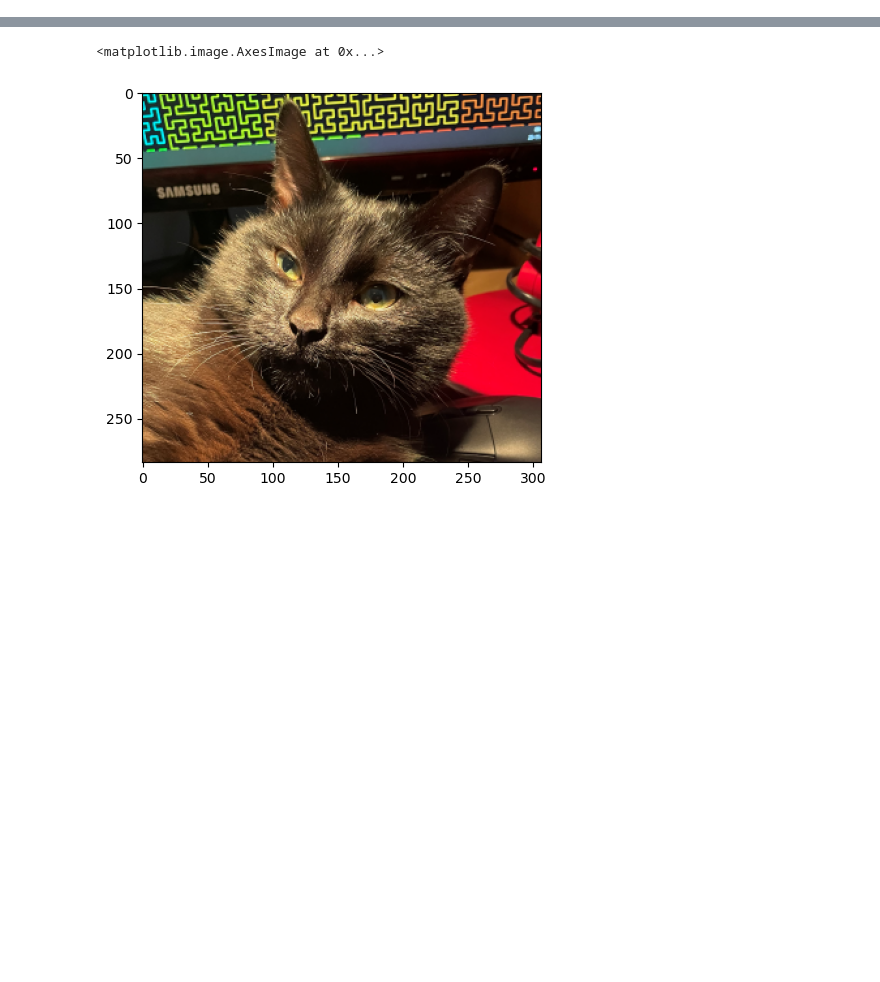
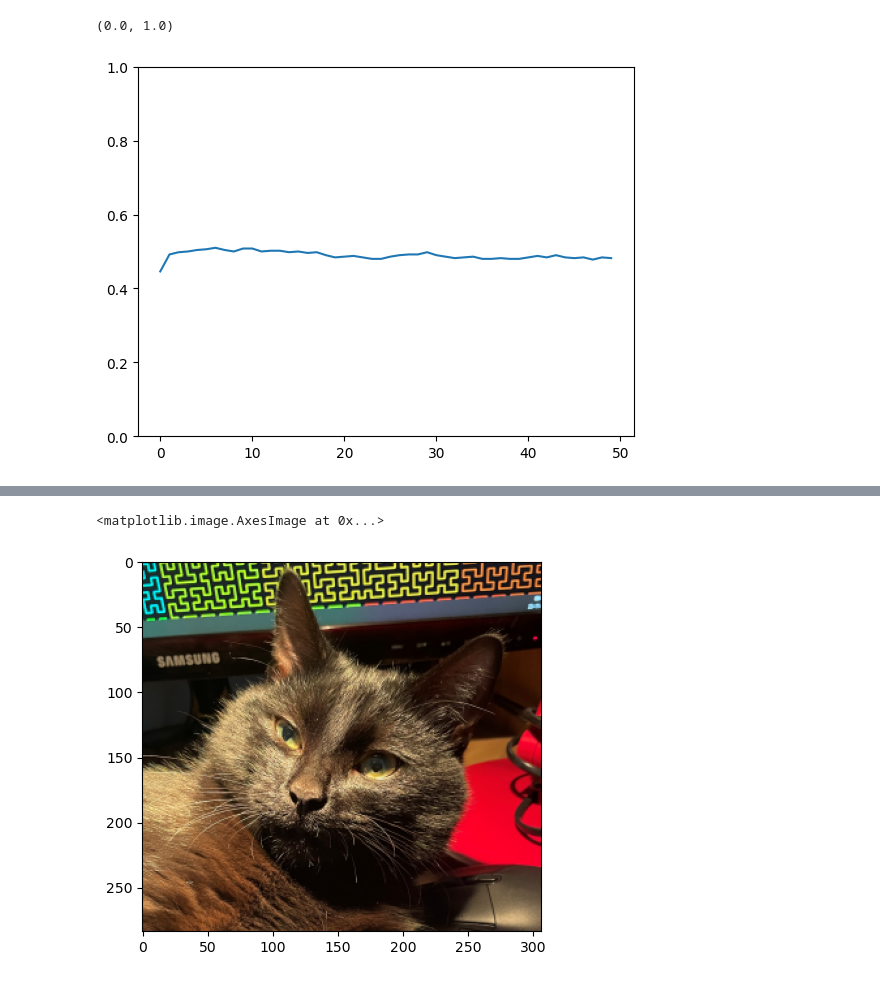
Before and after one commit to Janko-dev/data_analysis_and_machine_learning, a Jupyter notebook: notebooks/sparse_dictionary_learning.ipynb, the cells around one changed output, grey strips where cells are left out. Cells and saved outputs as stored; diff of their text form; code cells hidden in the pictures; blank space fills up the shorter version.

Commit message:
random notebooks

```diff
--- a/notebooks/sparse_dictionary_learning.ipynb
+++ b/notebooks/sparse_dictionary_learning.ipynb
@@ -4,0 +49,34 @@ import numpy as np
+# %%
+def SRM(thetas, DL, eps, alpha, beta):
+    bi = np.zeros((m,))
+    bi[alpha] = 1
+    bj = np.zeros((m,))
+    bj[beta] = 1
+
+    bivector = 0.5 * (np.outer(bi, bj) - np.outer(bj, bi))
+    eigvals, eigvecs = np.linalg.eig(bivector)
+
+    di = np.diag_indices(m)
+    Lambda = np.zeros((m, m), dtype=np.complex64)
+    Lambda[di] = eigvals
+
+    R_ij = eigvecs @ np.exp(thetas[..., None, None] * Lambda) @ np.conj(eigvecs.T)
+
+    freqs = np.sum((DL @ R_ij @ bi) >= eps, axis=1) / DL.shape[0]
+    return freqs
+# %%
+m = 2
+
+theta = np.pi
+DL = np.random.normal(0, 1, size=(500, m))
+eps = 0.01
+alpha, beta = 0, 1
+
+thetas = np.linspace(0.1, 2*np.pi, 50)
+
+freqs = SRM(thetas, DL, eps, alpha, beta)
+plt.plot(freqs)
+plt.ylim(0, 1)
+# %% [output]
+(0.0, 1.0)
+[figure, added]
```
Also changed, not shown: parts of 7 cells of this notebook, 5 other files.
